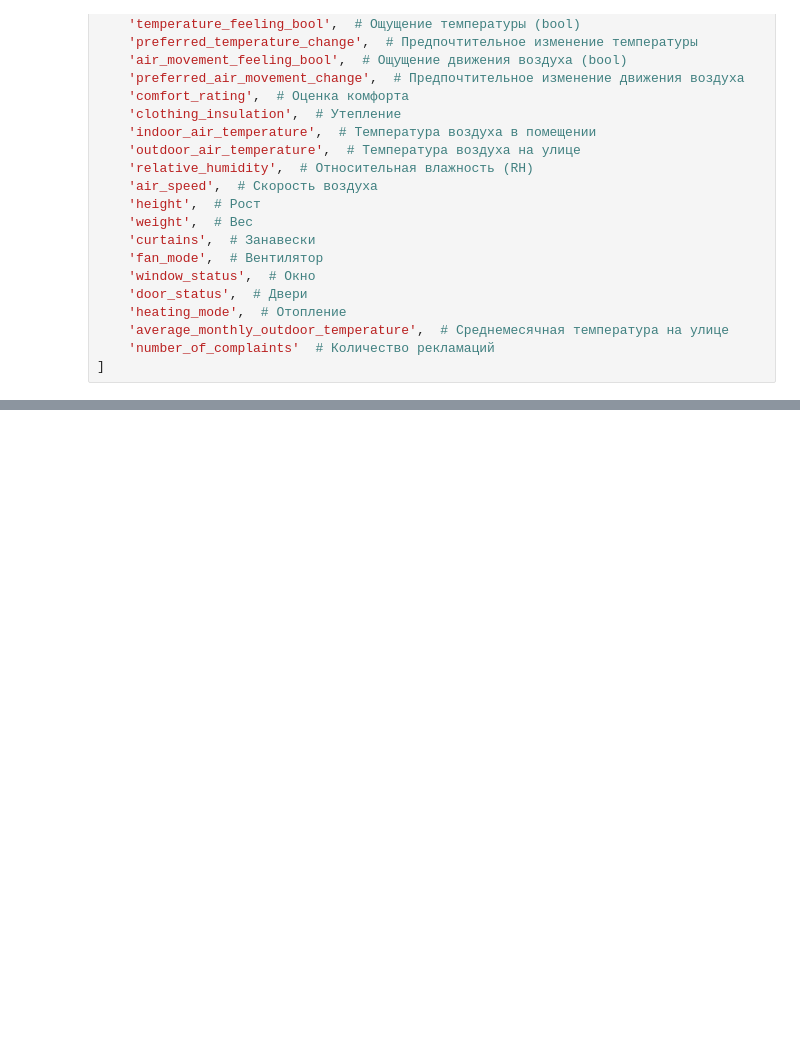
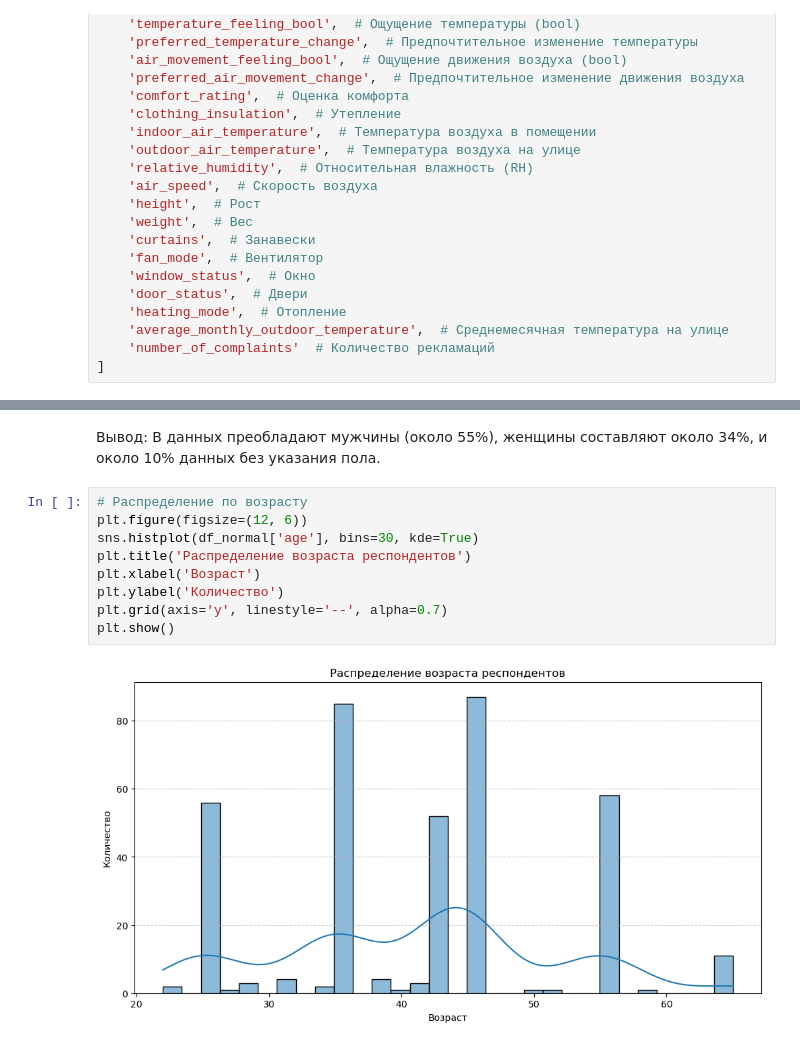
Before and after one commit to VladSunny/YLDA-Climate, a Jupyter notebook: PETE/New_YAndex.ipynb, the cells around one changed output, grey strips where cells are left out. Drawn from its saved outputs; the diff is of its cells as text; blank space fills up the shorter version.

```diff
--- a/PETE/New_YAndex.ipynb
+++ b/PETE/New_YAndex.ipynb
@@ -1253,0 +1263,13 @@ plt.show()
+# %% [markdown]
+Вывод: В данных преобладают мужчины (около 55%), женщины составляют около 34%, и около 10% данных без указания пола.
+# %%
+# Распределение по возрасту
+plt.figure(figsize=(12, 6))
+sns.histplot(df_normal['age'], bins=30, kde=True)
+plt.title('Распределение возраста респондентов')
+plt.xlabel('Возраст')
+plt.ylabel('Количество')
+plt.grid(axis='y', linestyle='--', alpha=0.7)
+plt.show()
+# %% [output]
+[figure, added]
```
Also changed, not shown: parts of 40 cells of this notebook.
